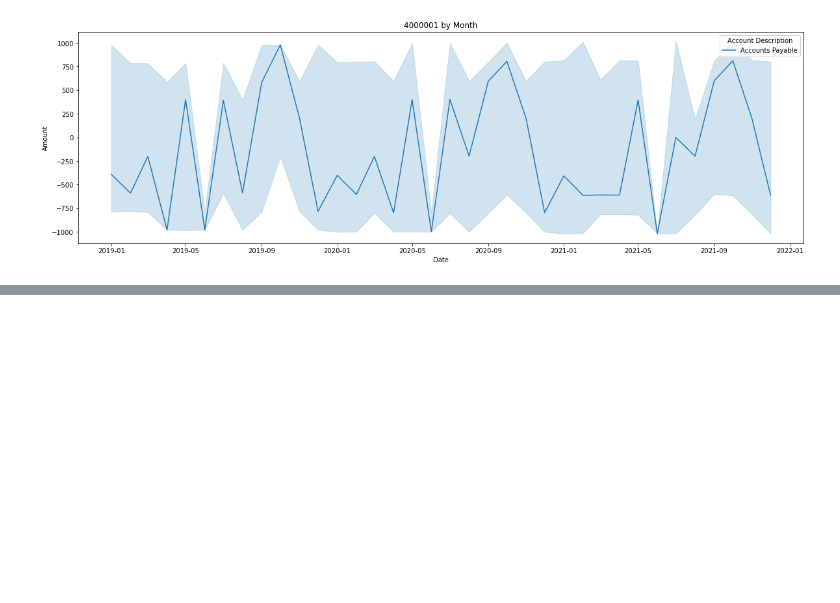
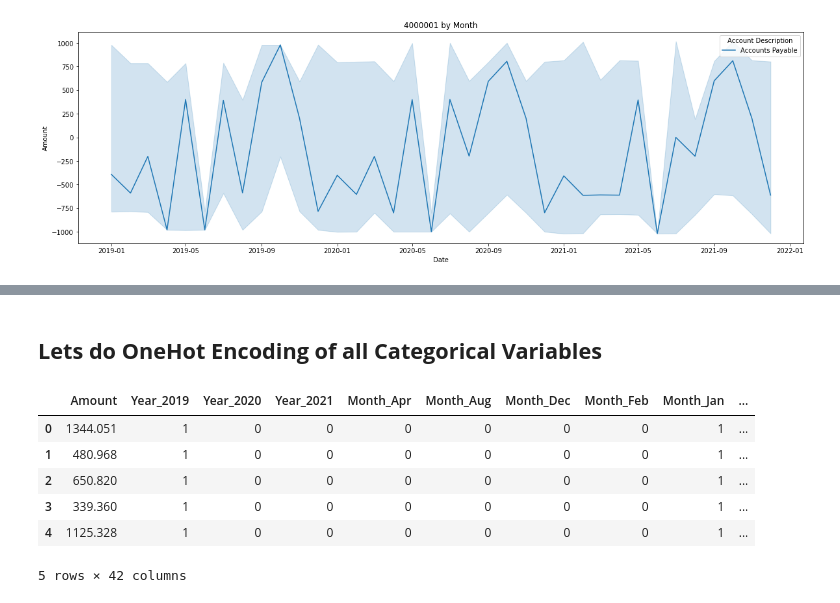
Before and after one commit to Ali3911/End-To-End-ML-Regression-Project, a Jupyter notebook: 01-EDA.ipynb, the cells around one changed output, grey strips where cells are left out. Drawn from its saved outputs; the diff is of its cells as text; code cells hidden in the pictures; blank space fills up the shorter version.

```diff
--- a/01-EDA.ipynb
+++ b/01-EDA.ipynb
@@ -503,0 +521,2 @@ for account in df['Account'].unique():
+# %%
+df = df.astype(str)
@@ -503,0 +537,2 @@ for account in df['Account'].unique():
+# %%
+df['Amount'] = df['Amount'].astype(float)
@@ -503,0 +556,2 @@ for account in df['Account'].unique():
+# %%
+df.drop(['Period', 'Day', 'Date'], axis = 1, inplace=True)
@@ -503,0 +581,2 @@ for account in df['Account'].unique():
+# %%
+df.drop(['Account Description'], axis = 1, inplace=True)
@@ -503,0 +608,13 @@ for account in df['Account'].unique():
+# %% [markdown]
+## **Lets do OneHot Encoding of all Categorical Variables**
+# %%
+df = pd.get_dummies(df)
+df.head()
+# %% [output]
+|  | Amount | Year_2019 | Year_2020 | Year_2021 | Month_Apr | Month_Aug | Month_Dec | Month_Feb | Month_Jan | ... |
+| 0 | 1344.051 | 1 | 0 | 0 | 0 | 0 | 0 | 0 | 1 | ... |
+| 1 | 480.968 | 1 | 0 | 0 | 0 | 0 | 0 | 0 | 1 | ... |
+| 2 | 650.820 | 1 | 0 | 0 | 0 | 0 | 0 | 0 | 1 | ... |
+| 3 | 339.360 | 1 | 0 | 0 | 0 | 0 | 0 | 0 | 1 | ... |
+| 4 | 1125.328 | 1 | 0 | 0 | 0 | 0 | 0 | 0 | 1 | ... |
+5 rows × 42 columns
```
Also changed, not shown: parts of 16 cells of this notebook.
